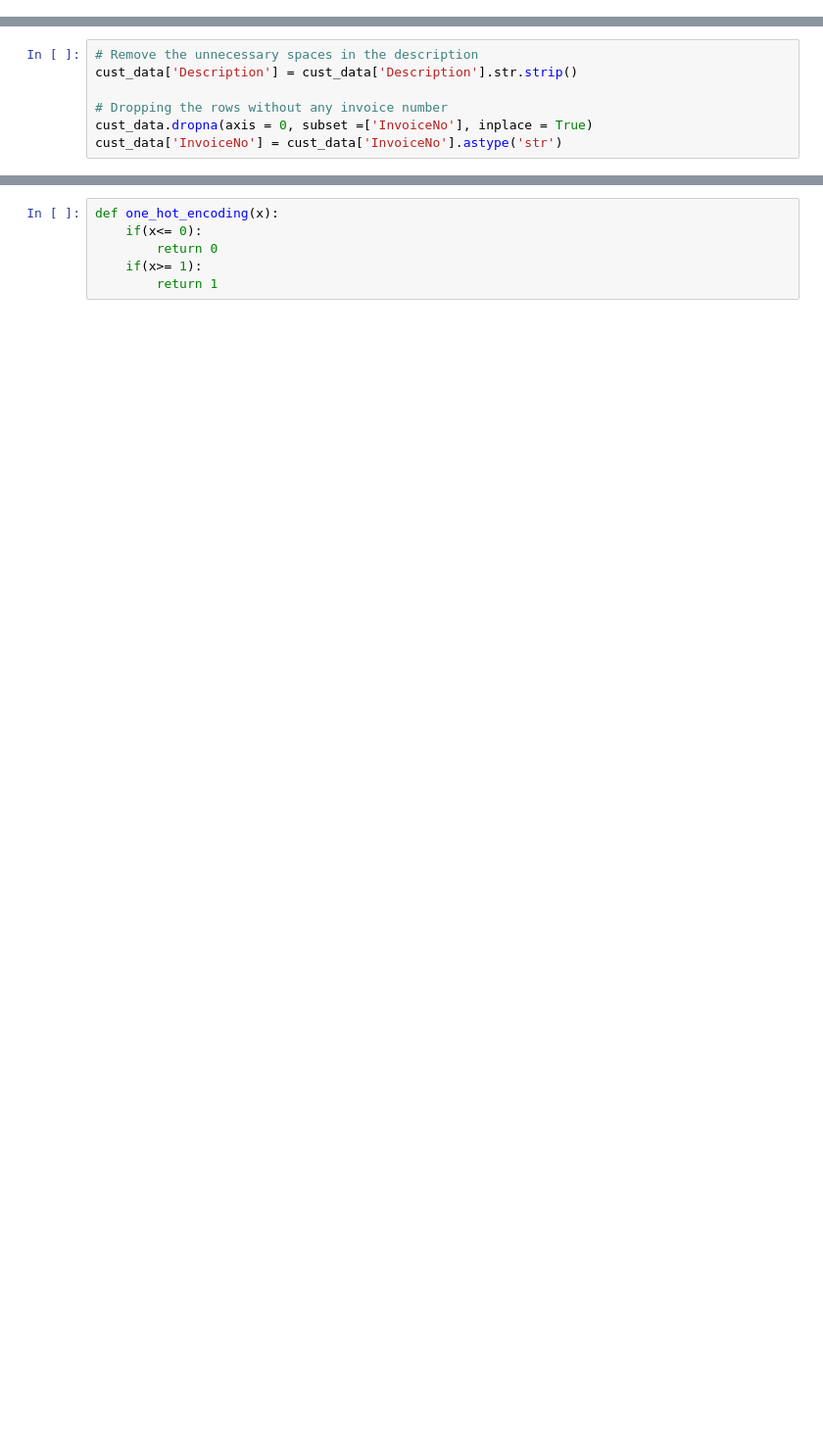
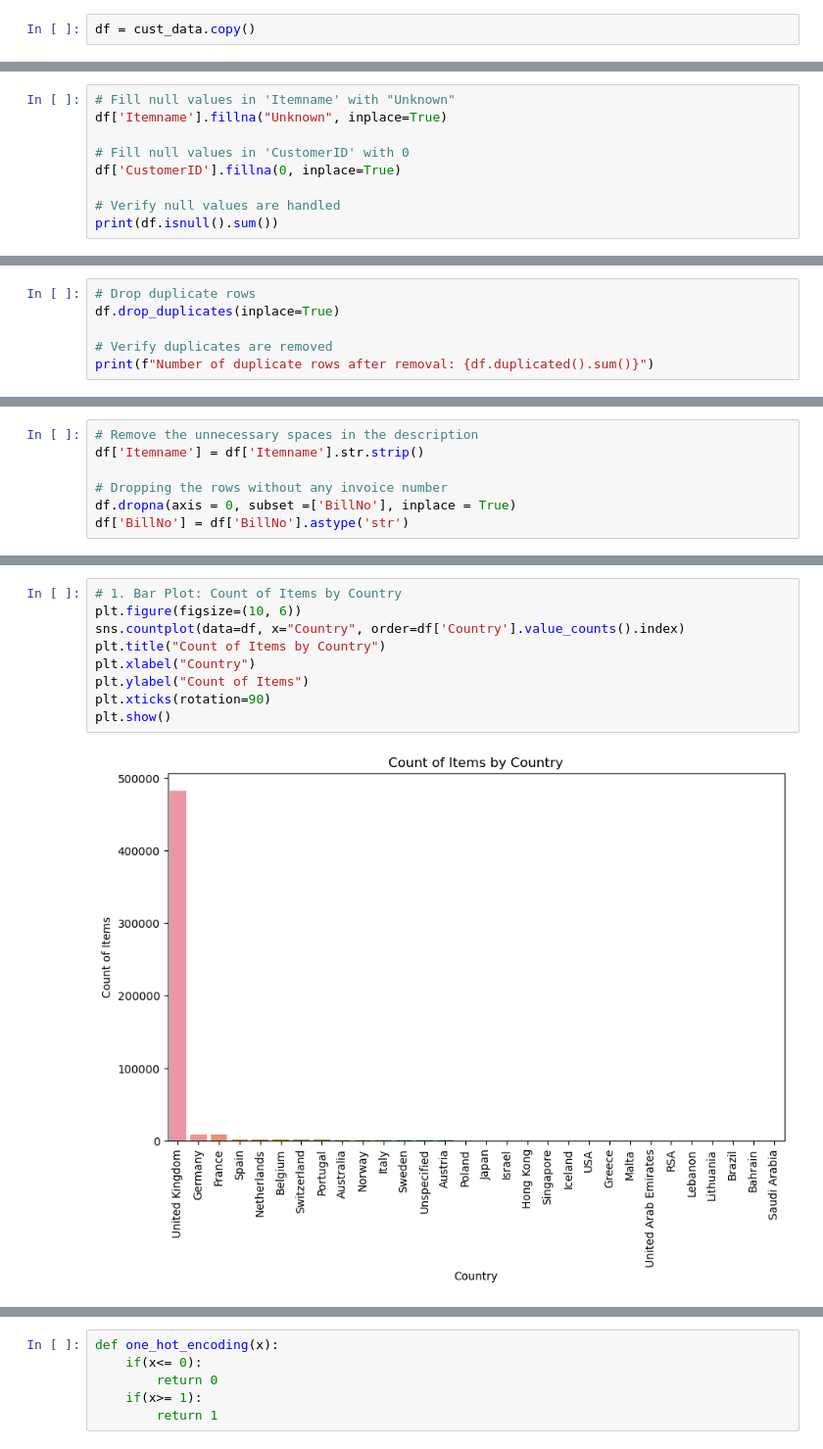
Before and after one commit to ribesh9/data-science, a Jupyter notebook: RibeshLab5.ipynb, the cells around one changed output, grey strips where cells are left out. Shown at 98% size. Cells and saved outputs as stored; diff of their text form; blank space fills up the shorter version.

```diff
--- a/RibeshLab5.ipynb
+++ b/RibeshLab5.ipynb
@@ -27,0 +80,2 @@ cust_data.head()
+# %%
+df = cust_data.copy()
@@ -27,0 +93,9 @@ cust_data.head()
+# %%
+# Fill null values in 'Itemname' with "Unknown"
+df['Itemname'].fillna("Unknown", inplace=True)
+
+# Fill null values in 'CustomerID' with 0
+df['CustomerID'].fillna(0, inplace=True)
+
+# Verify null values are handled
+print(df.isnull().sum())
@@ -27,0 +115,6 @@ cust_data.head()
+# %%
+# Drop duplicate rows
+df.drop_duplicates(inplace=True)
+
+# Verify duplicates are removed
+print(f"Number of duplicate rows after removal: {df.duplicated().sum()}")
@@ -28,8 +123,8 @@ cust_data.head()
 # %%
 # Remove the unnecessary spaces in the description
-cust_data['Description'] = cust_data['Description'].str.strip()
+df['Itemname'] = df['Itemname'].str.strip()
 
 # Dropping the rows without any invoice number
-cust_data.dropna(axis = 0, subset =['InvoiceNo'], inplace = True)
-cust_data['InvoiceNo'] = cust_data['InvoiceNo'].astype('str')
+df.dropna(axis = 0, subset =['BillNo'], inplace = True)
+df['BillNo'] = df['BillNo'].astype('str')
 # %%
@@ -36,0 +146,11 @@ cust_data
+# %%
+# 1. Bar Plot: Count of Items by Country
+plt.figure(figsize=(10, 6))
+sns.countplot(data=df, x="Country", order=df['Country'].value_counts().index)
+plt.title("Count of Items by Country")
+plt.xlabel("Country")
+plt.ylabel("Count of Items")
+plt.xticks(rotation=90)
+plt.show()
+# %% [output]
+[figure, added]
```
Also changed, not shown: parts of 18 cells of this notebook.
